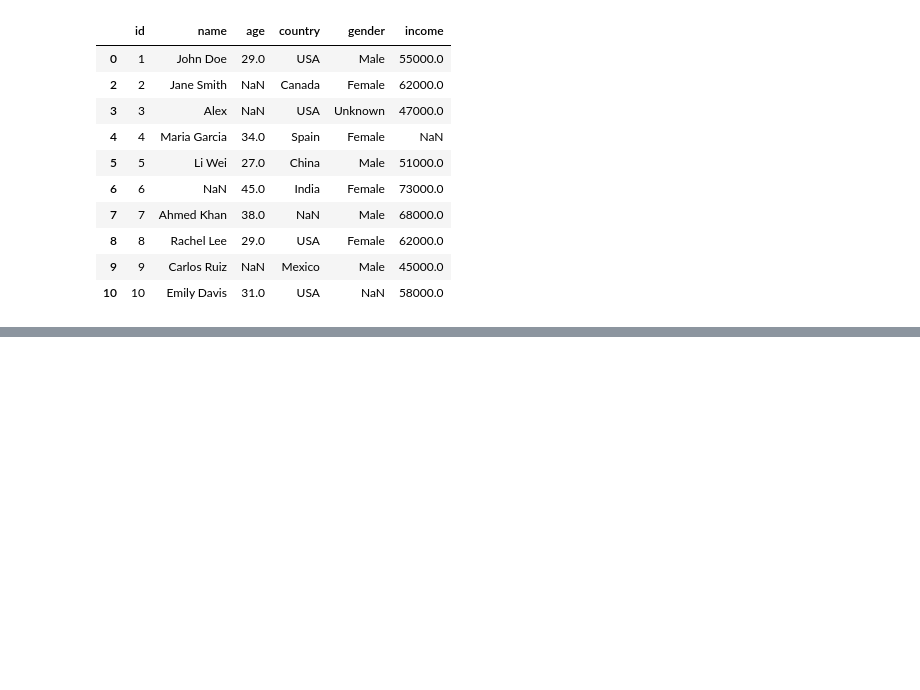
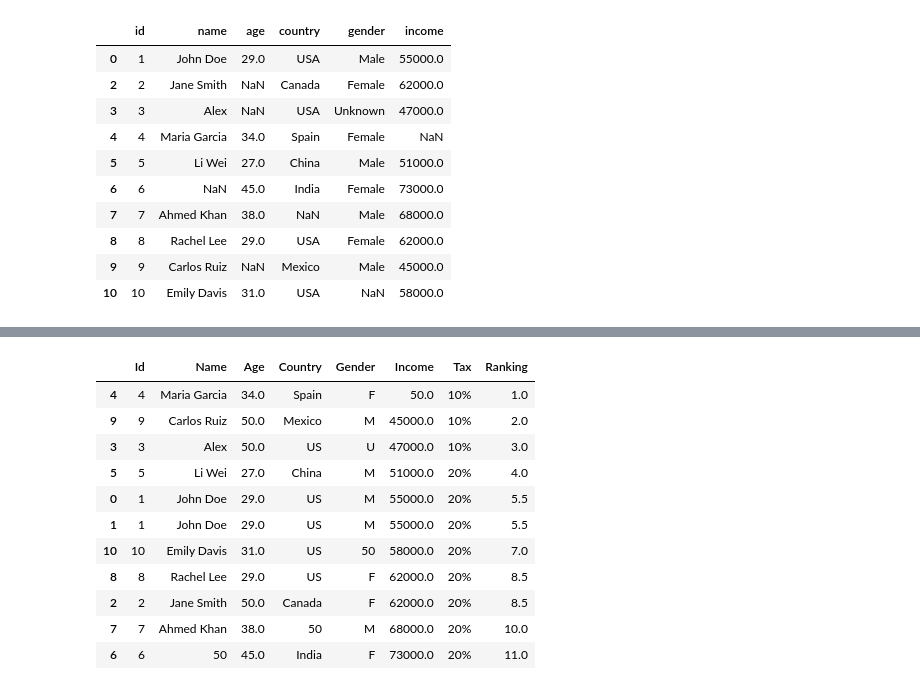
Before and after one commit to Anushka1-Singh/pandas-tutorial, a Jupyter notebook: pandas_tutorial.ipynb, the cells around one changed output, grey strips where cells are left out. Saved outputs shown, nothing was run; the diff lists cells and outputs as text; code cells hidden in the pictures; blank space fills up the shorter version.

```diff
--- a/pandas_tutorial.ipynb
+++ b/pandas_tutorial.ipynb
@@ -1409,0 +1653,17 @@ df1
+# %%
+# ranking
+sorted_df['Ranking']=sorted_df['Income'].rank()
+sorted_df
+# %% [output]
+|  | Id | Name | Age | Country | Gender | Income | Tax | Ranking |
+| 4 | 4 | Maria Garcia | 34.0 | Spain | F | 50.0 | 10% | 1.0 |
+| 9 | 9 | Carlos Ruiz | 50.0 | Mexico | M | 45000.0 | 10% | 2.0 |
+| 3 | 3 | Alex | 50.0 | US | U | 47000.0 | 10% | 3.0 |
+| 5 | 5 | Li Wei | 27.0 | China | M | 51000.0 | 20% | 4.0 |
+| 0 | 1 | John Doe | 29.0 | US | M | 55000.0 | 20% | 5.5 |
+| 1 | 1 | John Doe | 29.0 | US | M | 55000.0 | 20% | 5.5 |
+| 10 | 10 | Emily Davis | 31.0 | US | 50 | 58000.0 | 20% | 7.0 |
+| 8 | 8 | Rachel Lee | 29.0 | US | F | 62000.0 | 20% | 8.5 |
+| 2 | 2 | Jane Smith | 50.0 | Canada | F | 62000.0 | 20% | 8.5 |
+| 7 | 7 | Ahmed Khan | 38.0 | 50 | M | 68000.0 | 20% | 10.0 |
+| 6 | 6 | 50 | 45.0 | India | F | 73000.0 | 20% | 11.0 |
```
Also changed, not shown: parts of 25 cells of this notebook, 1 other file.
